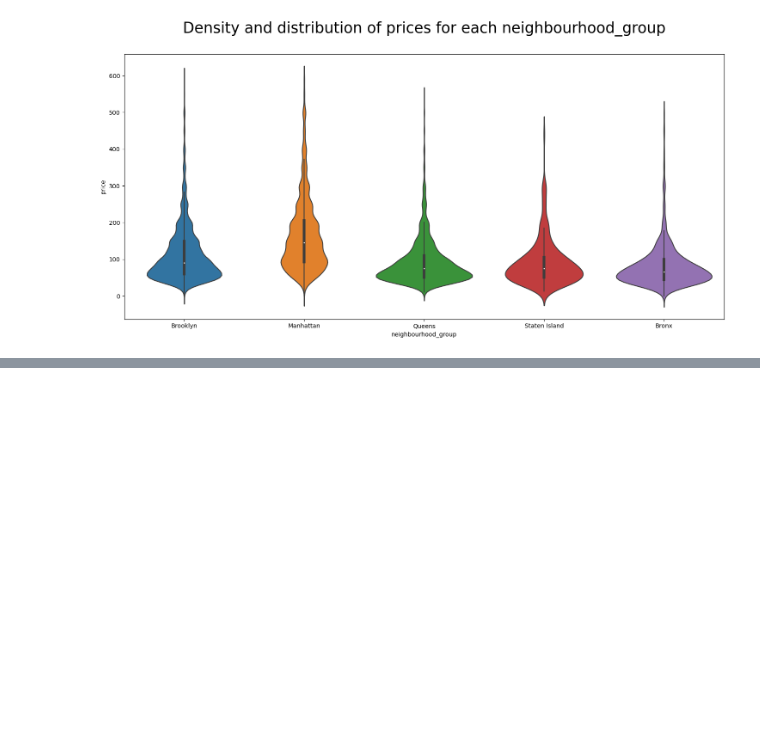
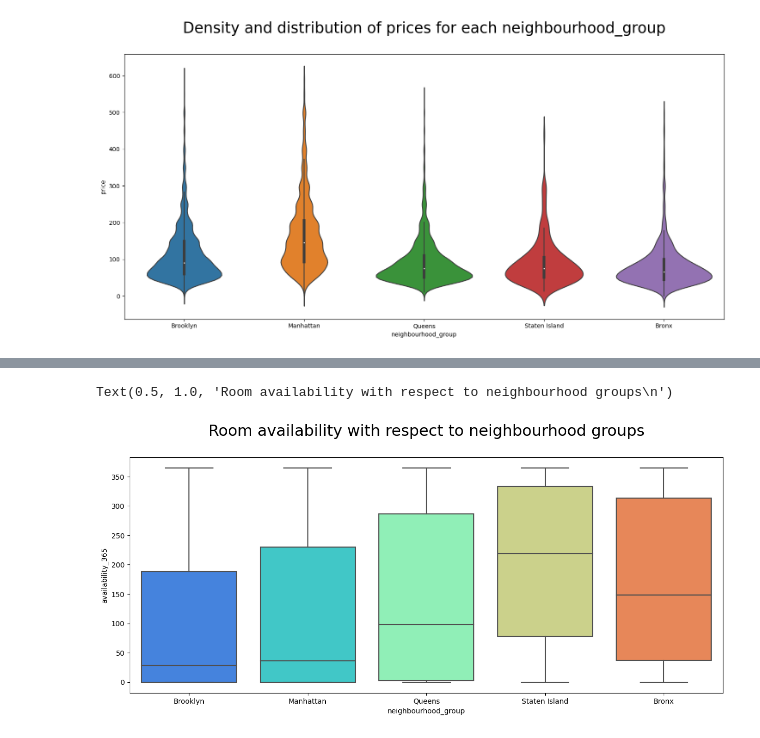
Before and after one commit to AriyantGit/Data-Analysis, a Jupyter notebook: AirBnb_NYC_EDA.ipynb, the cells around one changed output, grey strips where cells are left out. Cells and saved outputs as stored; diff of their text form; code cells hidden in the pictures; blank space fills up the shorter version.

```diff
--- a/AirBnb_NYC_EDA.ipynb
+++ b/AirBnb_NYC_EDA.ipynb
@@ -203,0 +223,7 @@ print(user_counts)
+# %%
+plt.figure(figsize=(15,6))
+sns.boxplot(x="neighbourhood_group",y="availability_365",data=df,palette="rainbow")
+plt.title("Room availability with respect to neighbourhood groups\n",size=22)
+# %% [output]
+Text(0.5, 1.0, 'Room availability with respect to neighbourhood groups\n')
+[figure, added]
```
Also changed, not shown: parts of 14 cells of this notebook.
